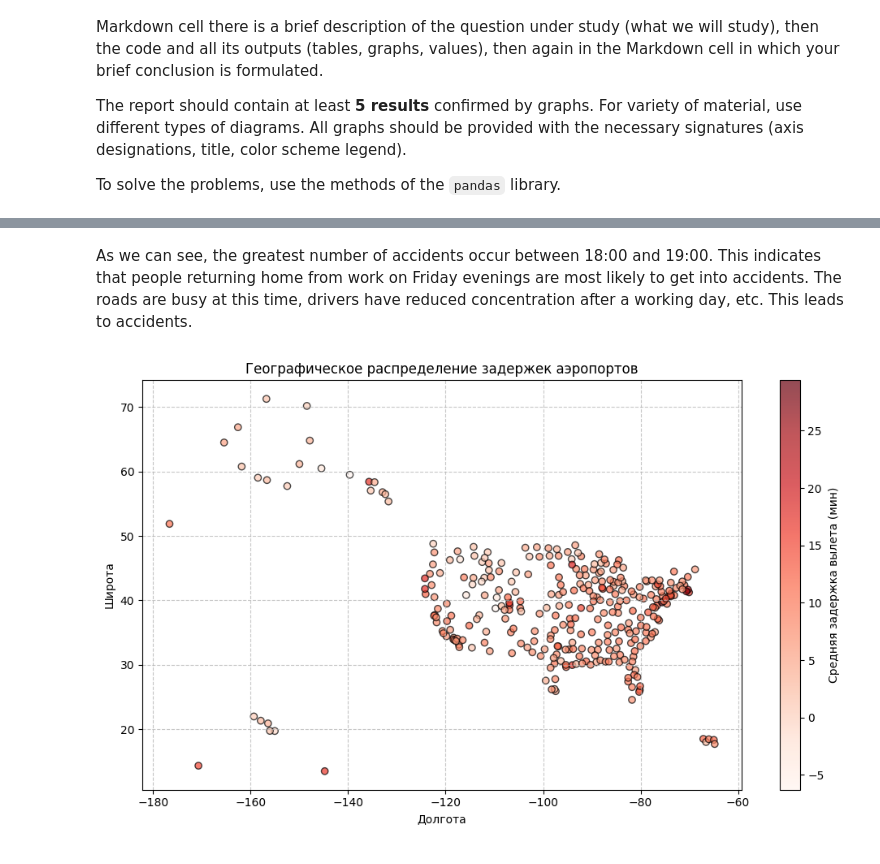
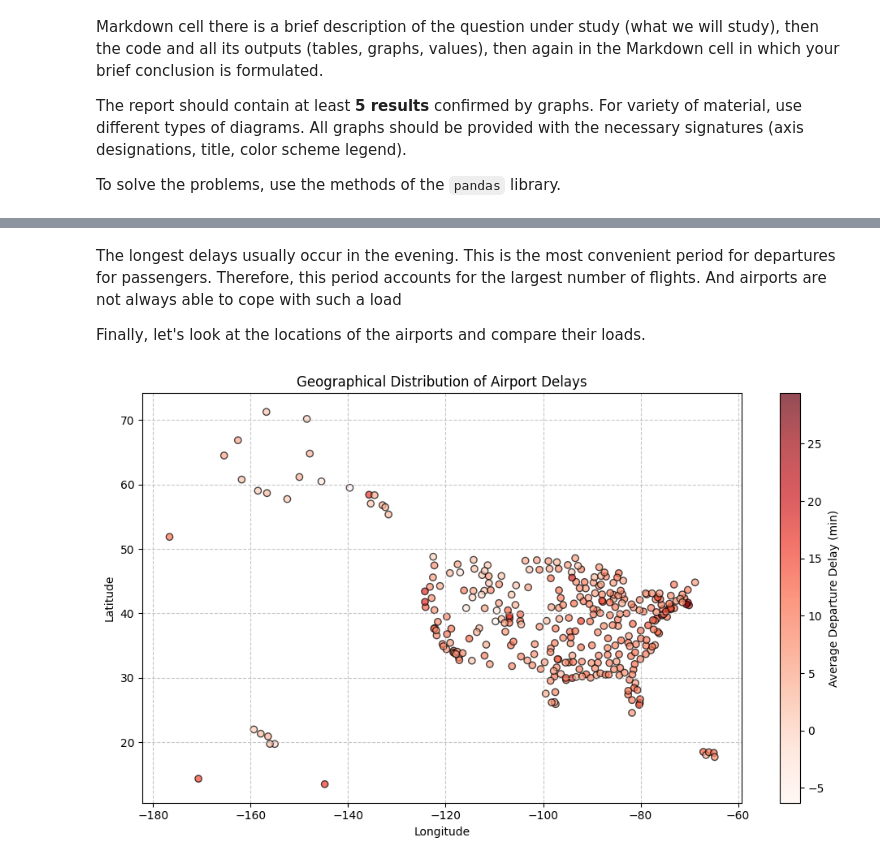
Before and after one commit to n1ks0N/DZ-GromiakovNV-StatPrak, a Jupyter notebook: 4_pandas.ipynb, the cells around one changed output, grey strips where cells are left out. Cells and saved outputs as stored; diff of their text form; code cells hidden in the pictures.

```diff
--- a/4_pandas.ipynb
+++ b/4_pandas.ipynb
@@ -136,25 +137,27 @@ plt.show()
-# %% [markdown]
-As we can see, the greatest number of accidents occur between 18:00 and 19:00. This indicates that people returning home from work on Friday evenings are most likely to get into accidents. The roads are busy at this time, drivers have reduced concentration after a working day, etc. This leads to accidents.
+# %% [markdown]
+The longest delays usually occur in the evening. This is the most convenient period for departures for passengers. Therefore, this period accounts for the largest number of flights. And airports are not always able to cope with such a load
+
+Finally, let's look at the locations of the airports and compare their loads.
 # %%
 df_airports = pd.read_csv(airports_file)
 airport_delays = df_flights.groupby("ORIGIN_AIRPORT")["DEPARTURE_DELAY"].mean().reset_index()
 
 df_airports = df_airports[["IATA_CODE", "LATITUDE", "LONGITUDE"]]
 df_airports.rename(columns={"IATA_CODE": "ORIGIN_AIRPORT"}, inplace=True)
 df_airport_delays = airport_delays.merge(df_airports, on="ORIGIN_AIRPORT", how="left")
 
 top_airports = df_airport_delays.nlargest(10, "DEPARTURE_DELAY")
 
 plt.figure(figsize=(10, 6))
 plt.scatter(df_airport_delays["LONGITUDE"], df_airport_delays["LATITUDE"], c=df_airport_delays["DEPARTURE_DELAY"], cmap="Reds", alpha=0.7, edgecolors="black")
-plt.colorbar(label="Средняя задержка вылета (мин)")
+plt.colorbar(label="Average Departure Delay (min)")
 
-plt.xlabel("Долгота")
-plt.ylabel("Широта")
-plt.title("Географическое распределение задержек аэропортов")
+plt.xlabel("Longitude")
+plt.ylabel("Latitude")
+plt.title("Geographical Distribution of Airport Delays")
 plt.grid(True, linestyle="--", alpha=0.7)
 
 plt.tight_layout()
 plt.show()
 # %% [output]
-[figure, old version]
+[figure, new version]
```
Also changed, not shown: parts of 13 cells of this notebook.
